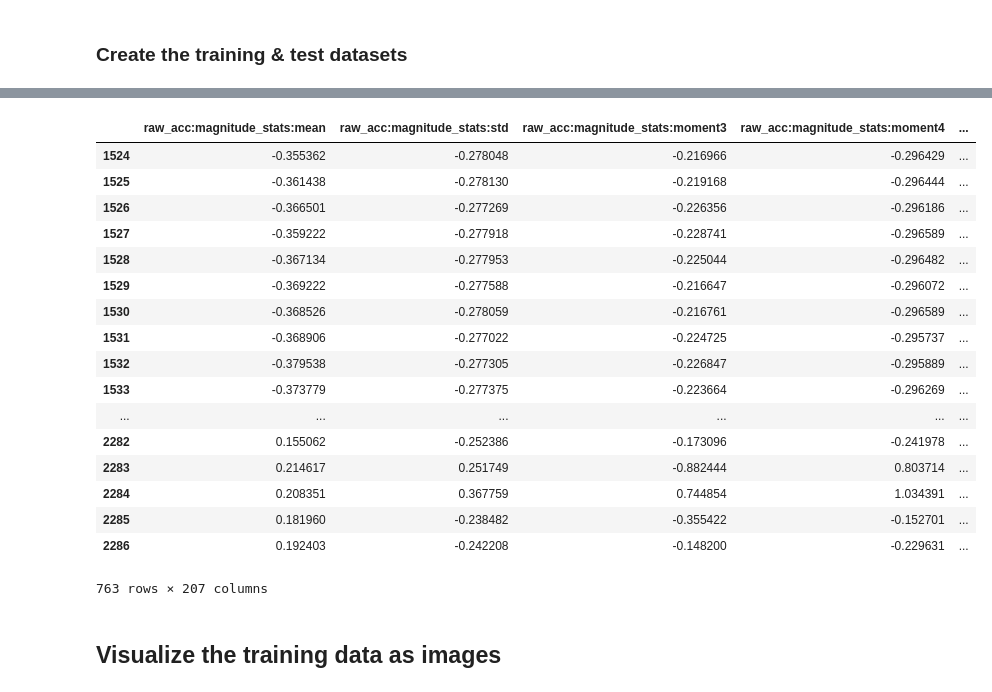
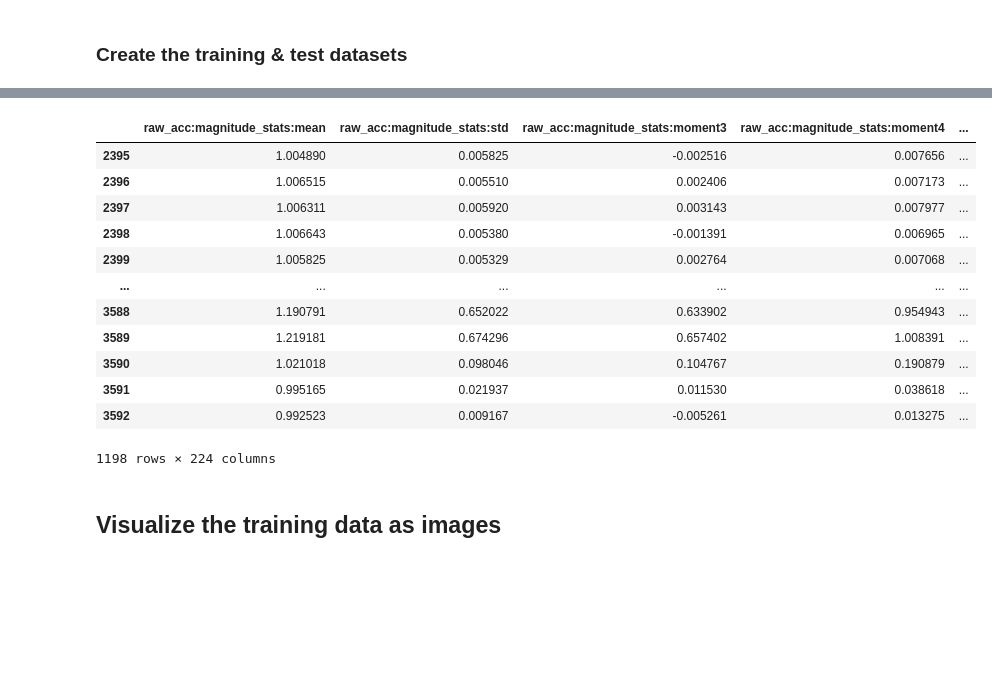
Before and after one commit to flejarza/ActGraph, a Jupyter notebook: autoencoders/extrasensory_AE_v3.ipynb, the cells around one changed output, grey strips where cells are left out. Drawn from its saved outputs; the diff is of its cells as text; code cells hidden in the pictures; blank space fills up the shorter version.

```diff
--- a/autoencoders/extrasensory_AE_v3.ipynb
+++ b/autoencoders/extrasensory_AE_v3.ipynb
@@ -181,7 +181,7 @@ import shutil
 onlyfiles = [f for f in listdir(root_dir)]
 final_files = []
 for i in onlyfiles:
-    x = '/%s%s' % (root_dir, i[0:len(i)-4])
+    x = '/%s%s' % (root_dir, i[0:len(i)-3])
     print(x)
     final_files.append(x)
 # %% [output]
@@ -222,5 +226,5 @@ import seaborn as sns
 # %%
-raw_d = pd.read_csv('.' + final_files[0] + '.csv')
+raw_d = pd.read_csv('.' + final_files[0] )
 sensor_data = raw_d.iloc[:,1:225]
 
 heatmap = sns.heatmap(sensor_data.isnull(), cbar = False)
@@ -244,16 +248,20 @@ labels_data.head()
 ### Fill NaN with column mode, and drop remaining NaN
 # %%
 def remove_and_fill_nan(data):
-    data[data.columns] = data[data.columns].fillna(data.mean().iloc[0])
-    data.dropna(inplace = True, axis = 'columns' )
+    data[data.columns] = data[data.columns].fillna(0)#data.mean().iloc[0]
+    #data.dropna(inplace = True, axis = 'columns' )
     return data
 def remove_and_fill_nan_zero(data):
     data[data.columns] = data[data.columns].fillna(0)
-    data.dropna(inplace = True, axis = 'columns' )
+    #data.dropna(inplace = True, axis = 'columns' )
     return data
 
-sensor_data = remove_and_fill_nan(sensor_data)
-labels_data = remove_and_fill_nan_zero(labels_data)
+# sensor_data = remove_and_fill_nan(sensor_data)
+# labels_data = remove_and_fill_nan_zero(labels_data)
+
+
+sensor_data = sensor_data.fillna(0)
+labels_data = labels_data.fillna(0)
 # %%
 labels_data.head()
 # %% [output]
@@ -303,9 +333,9 @@ input_shape_s2 = 23
 # %% [markdown]
 ### Visualize the data after normalization
 # %%
-plt.figure(figsize = (13,6))
-plt.title('Normalized data')
-for i in range(4):
-    ax = plt.subplot(1,4,i+1)
-    row_i = norm_sensor_data.iloc[i,:].to_numpy().reshape(input_shape_s1, input_shape_s2)
-    plt.imshow(row_i)
+# plt.figure(figsize = (13,6))
+# plt.title('Normalized data')
+# for i in range(4):
+#     ax = plt.subplot(1,4,i+1)
+#     row_i = norm_sensor_data.iloc[i,:].to_numpy().reshape(input_shape_s1, input_shape_s2)
+#     plt.imshow(row_i)
@@ -400,26 +435,21 @@ len(test_data)
 # %%
-dataset_size = len(norm_sensor_data)
+dataset_size = len(sensor_data)
 row_test = [i for i in range(int(2*dataset_size/3),dataset_size)]
-norm_sensor_data.loc[row_test,:]
+sensor_data.loc[row_test,:]
 # %% [output]
 |  | raw_acc:magnitude_stats:mean | raw_acc:magnitude_stats:std | raw_acc:magnitude_stats:moment3 | raw_acc:magnitude_stats:moment4 | ... |
-| 1524 | -0.355362 | -0.278048 | -0.216966 | -0.296429 | ... |
-| 1525 | -0.361438 | -0.278130 | -0.219168 | -0.296444 | ... |
-| 1526 | -0.366501 | -0.277269 | -0.226356 | -0.296186 | ... |
-| 1527 | -0.359222 | -0.277918 | -0.228741 | -0.296589 | ... |
-| 1528 | -0.367134 | -0.277953 | -0.225044 | -0.296482 | ... |
-| 1529 | -0.369222 | -0.277588 | -0.216647 | -0.296072 | ... |
-| 1530 | -0.368526 | -0.278059 | -0.216761 | -0.296589 | ... |
-| 1531 | -0.368906 | -0.277022 | -0.224725 | -0.295737 | ... |
-| 1532 | -0.379538 | -0.277305 | -0.226847 | -0.295889 | ... |
-| 1533 | -0.373779 | -0.277375 | -0.223664 | -0.296269 | ... |
+| 2395 | 1.004890 | 0.005825 | -0.002516 | 0.007656 | ... |
+| 2396 | 1.006515 | 0.005510 | 0.002406 | 0.007173 | ... |
+| 2397 | 1.006311 | 0.005920 | 0.003143 | 0.007977 | ... |
+| 2398 | 1.006643 | 0.005380 | -0.001391 | 0.006965 | ... |
+| 2399 | 1.005825 | 0.005329 | 0.002764 | 0.007068 | ... |
 | ... | ... | ... | ... | ... | ... |
-| 2282 | 0.155062 | -0.252386 | -0.173096 | -0.241978 | ... |
-| 2283 | 0.214617 | 0.251749 | -0.882444 | 0.803714 | ... |
-| 2284 | 0.208351 | 0.367759 | 0.744854 | 1.034391 | ... |
-| 2285 | 0.181960 | -0.238482 | -0.355422 | -0.152701 | ... |
-| 2286 | 0.192403 | -0.242208 | -0.148200 | -0.229631 | ... |
+| 3588 | 1.190791 | 0.652022 | 0.633902 | 0.954943 | ... |
+| 3589 | 1.219181 | 0.674296 | 0.657402 | 1.008391 | ... |
+| 3590 | 1.021018 | 0.098046 | 0.104767 | 0.190879 | ... |
+| 3591 | 0.995165 | 0.021937 | 0.011530 | 0.038618 | ... |
+| 3592 | 0.992523 | 0.009167 | -0.005261 | 0.013275 | ... |
-763 rows × 207 columns
+1198 rows × 224 columns
 # %% [markdown]
 ## Visualize the training data as images
 # %%
```
Also changed, not shown: parts of 22 cells of this notebook, 3 other files.
